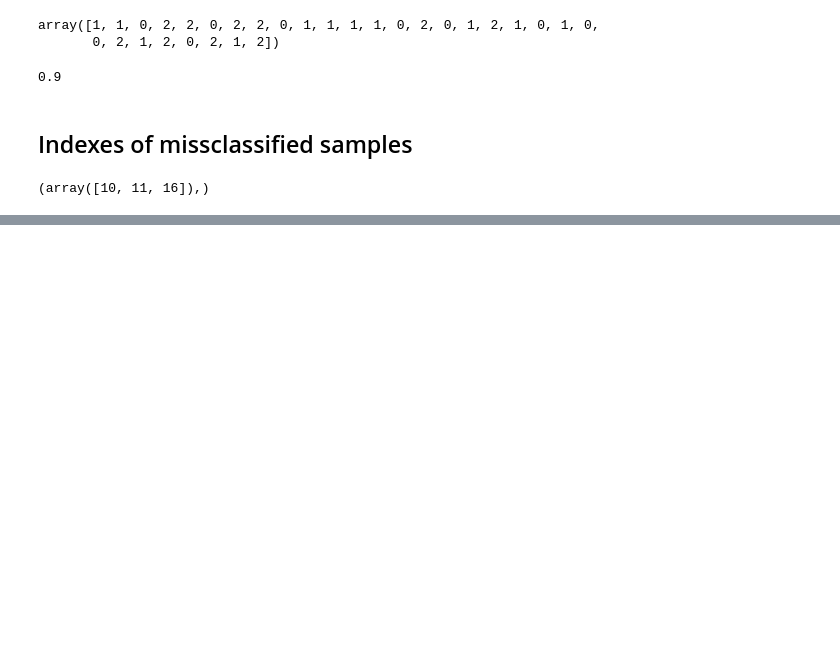
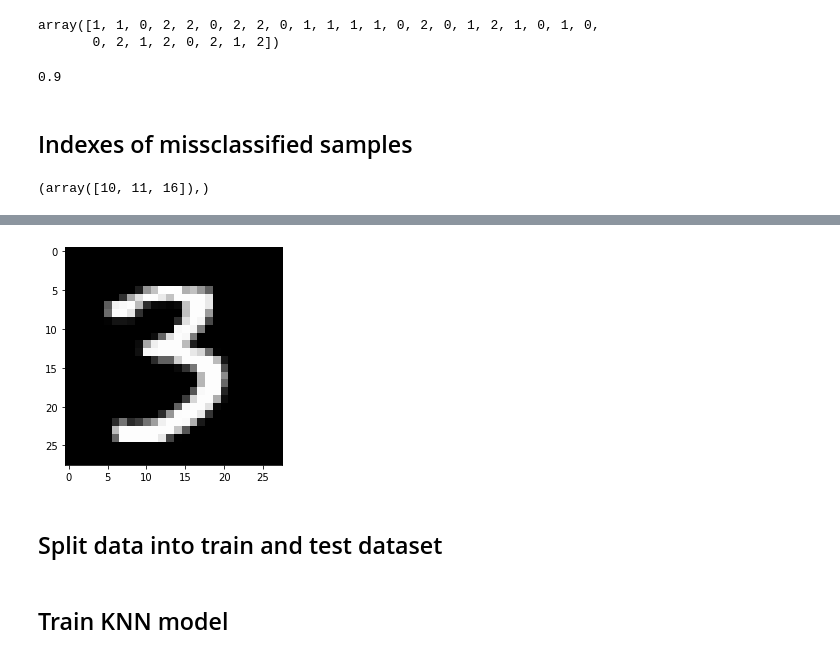
Before and after one commit to aryan68125/Prutor-AI-ML, a Jupyter notebook: KNN class work.ipynb, the cells around one changed output, grey strips where cells are left out. Saved outputs shown, nothing was run; the diff lists cells and outputs as text; code cells hidden in the pictures; blank space fills up the shorter version.

```diff
--- a/KNN class work.ipynb
+++ b/KNN class work.ipynb
@@ -146,0 +210,7 @@ print(np.where(ytest!=pred))
+# %%
+plt.imshow(x_num[10000].reshape(28,28),cmap='gray')
+plt.show()
+# %% [output]
+[figure, added]
+# %% [markdown]
+## Split data into train and test dataset
@@ -146,0 +223,2 @@ print(np.where(ytest!=pred))
+# %% [markdown]
+## Train KNN model
```
Also changed, not shown: parts of 65 cells of this notebook.
